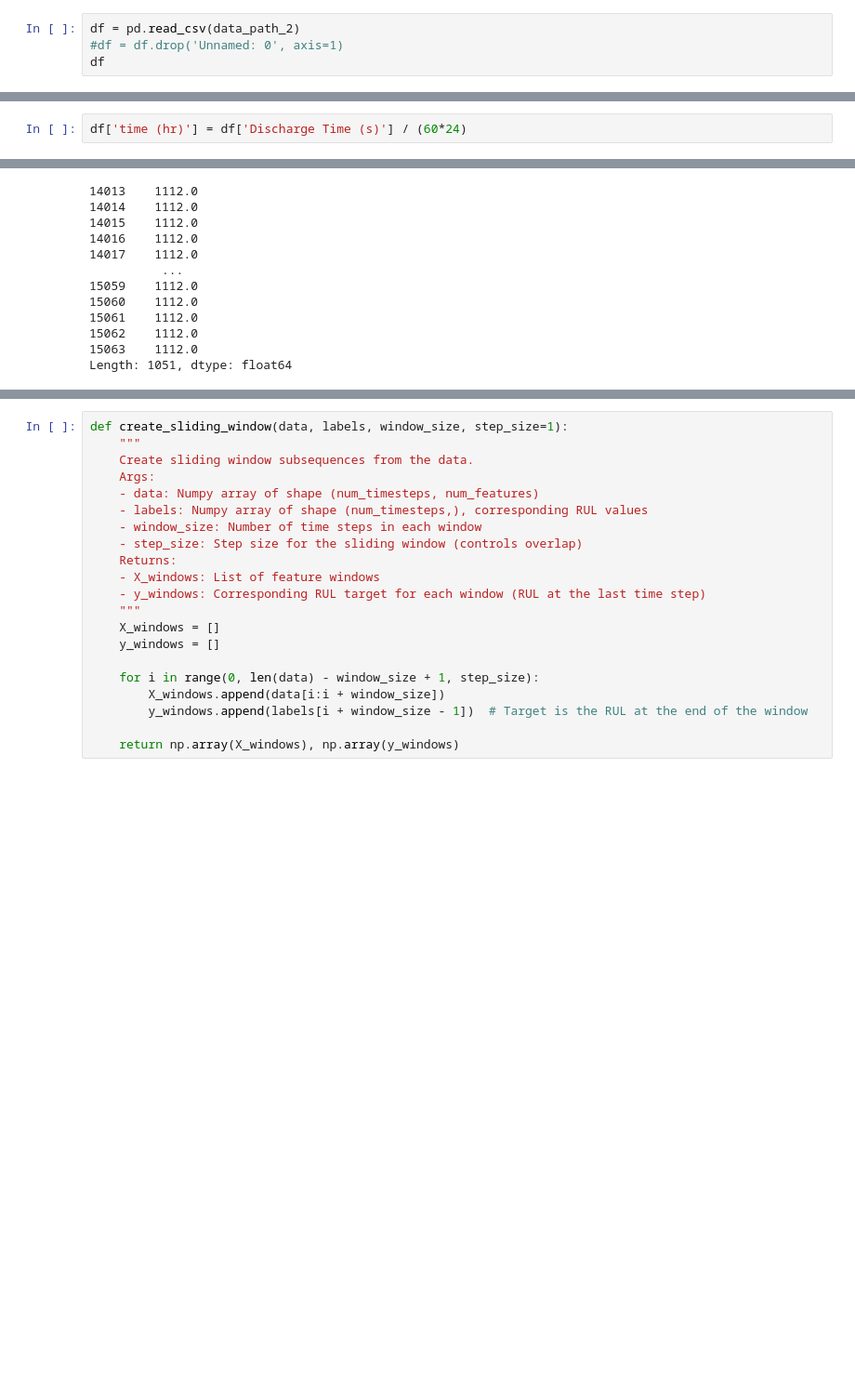
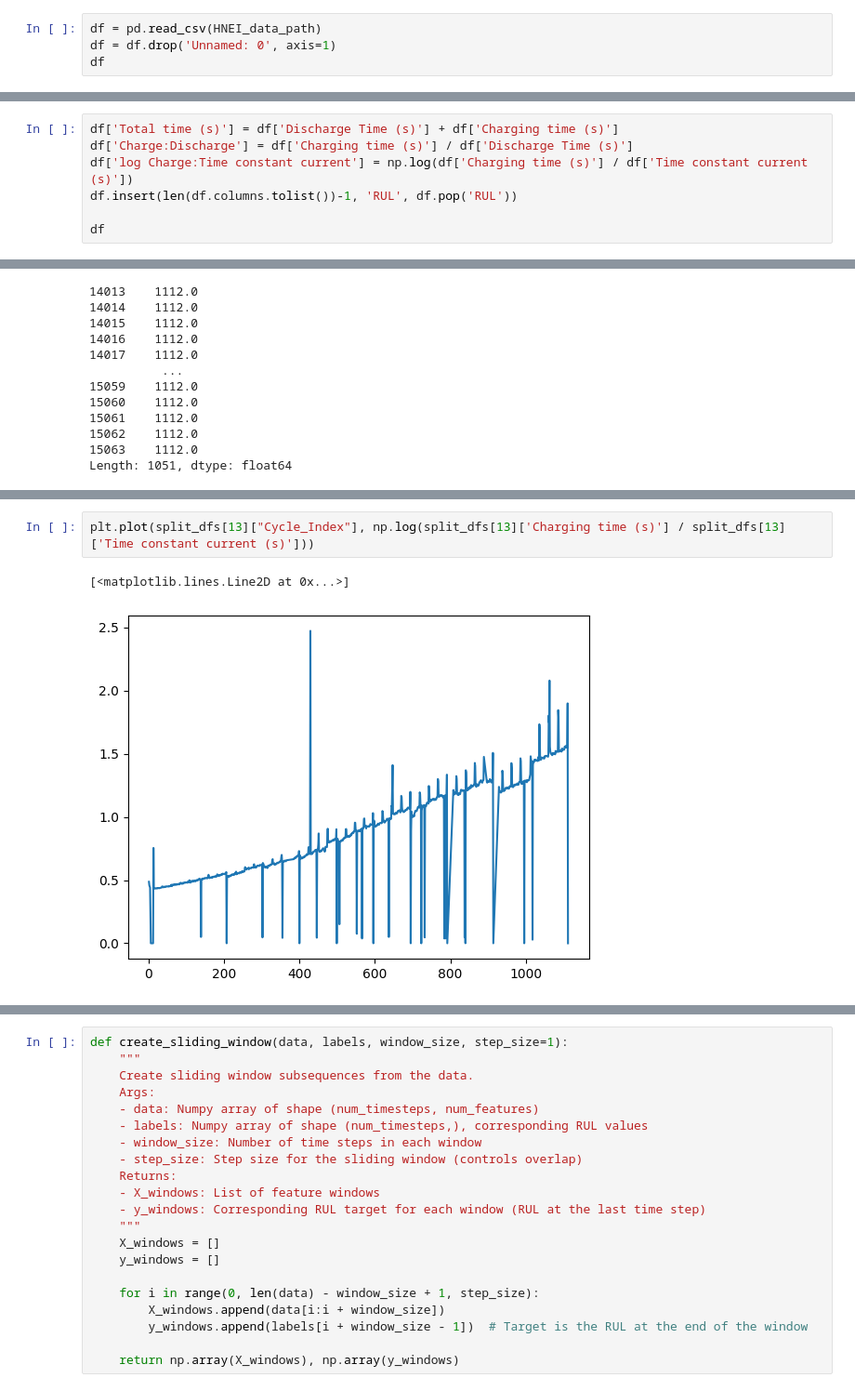
Before and after one commit to Shubham-Mate/Battery-RUL-Prediction-with-Neural-ODEs, a Jupyter notebook: Neural ODE Experiments.ipynb, the cells around one changed output, grey strips where cells are left out. Shown: that part at 93% size. Cells and saved outputs as stored; diff of their text form; blank space fills up the shorter version.

```diff
--- a/Neural ODE Experiments.ipynb
+++ b/Neural ODE Experiments.ipynb
@@ -17,8 +17,8 @@ data_path_2 = data_path / "Battery_RUL.csv"
 HNEI_data_path = data_path / 'HNEI Dataset' / FILE_NAME
 NASA_data_path = data_path / "NASA Dataset" / 'B0026.mat'
 # %%
-df = pd.read_csv(data_path_2)
-#df = df.drop('Unnamed: 0', axis=1)
+df = pd.read_csv(HNEI_data_path)
+df = df.drop('Unnamed: 0', axis=1)
 df
 # %% [output]
 |  | Cycle_Index | Discharge Time (s) | Decrement 3.6-3.4V (s) | Max. Voltage Dischar. (V) | Min. Voltage Charg. (V) | ... |
@@ -54,2 +36,0 @@ df2
-# %%
-df['time (hr)'] = df['Discharge Time (s)'] / (60*24)
@@ -194,3 +107,10 @@ df[df["Cycle_Index"] == 1]
 | 11864 | 1.0 | 2652.99 | 1364.9910 | 3.652 | 3.233 | ... |
 | 12941 | 1.0 | 2590.02 | 1274.0160 | 3.657 | 3.230 | ... |
 | 14013 | 1.0 | 2590.02 | 1189.9840 | 3.664 | 3.226 | ... |
+# %%
+df['Total time (s)'] = df['Discharge Time (s)'] + df['Charging time (s)']
+df['Charge:Discharge'] = df['Charging time (s)'] / df['Discharge Time (s)']
+df['log Charge:Time constant current'] = np.log(df['Charging time (s)'] / df['Time constant current (s)'])
+df.insert(len(df.columns.tolist())-1, 'RUL', df.pop('RUL'))
+
+df
@@ -255,0 +206,5 @@ split_dfs[13]
+# %%
+plt.plot(split_dfs[13]["Cycle_Index"], np.log(split_dfs[13]['Charging time (s)'] / split_dfs[13]['Time constant current (s)']))
+# %% [output]
+[<matplotlib.lines.Line2D at 0x...>]
+[figure, added]
```
Also changed, not shown: parts of 43 cells of this notebook.
